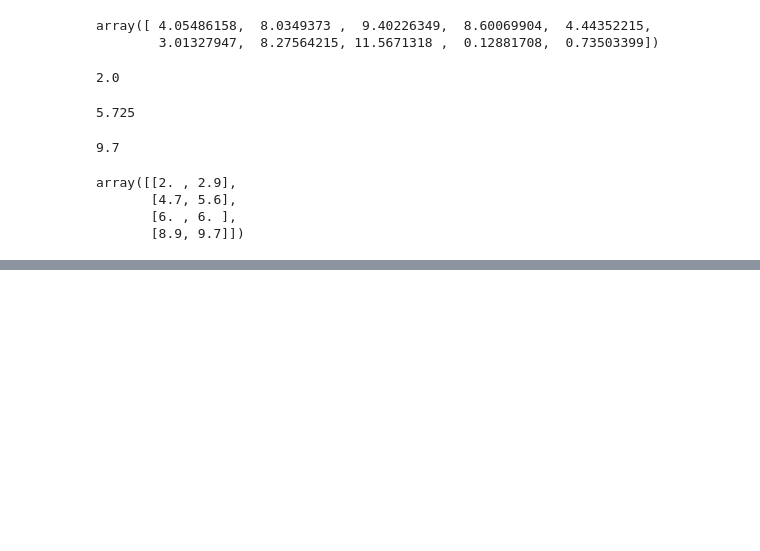
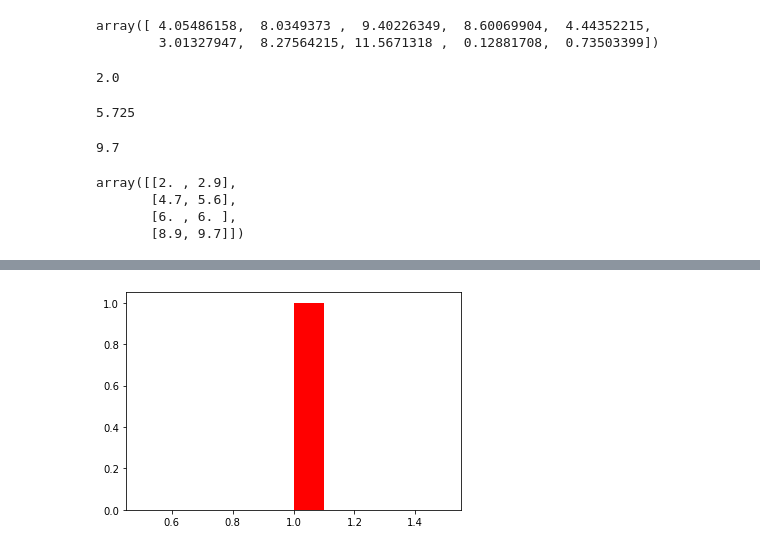
Before and after one commit to sunith-tata/sunith_tata, a Jupyter notebook: Day 6.ipynb, the cells around one changed output, grey strips where cells are left out. Cells and saved outputs as stored; diff of their text form; code cells hidden in the pictures; blank space fills up the shorter version.

```diff
--- a/Day 6.ipynb
+++ b/Day 6.ipynb
@@ -148,0 +287,6 @@ array([[2. , 2.9],
+# %%
+from matplotlib import pyplot as plt
+plt.hist(x=1,color="r")
+plt.show()
+# %% [output]
+[figure, added]
```
Also changed, not shown: parts of 20 cells of this notebook, 1 other file.
